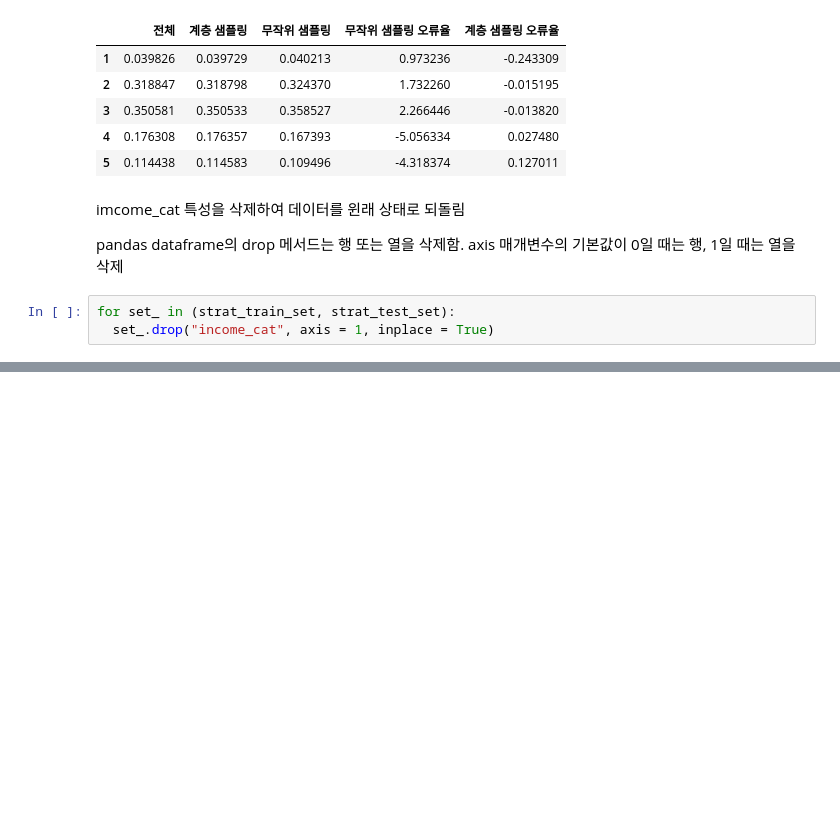
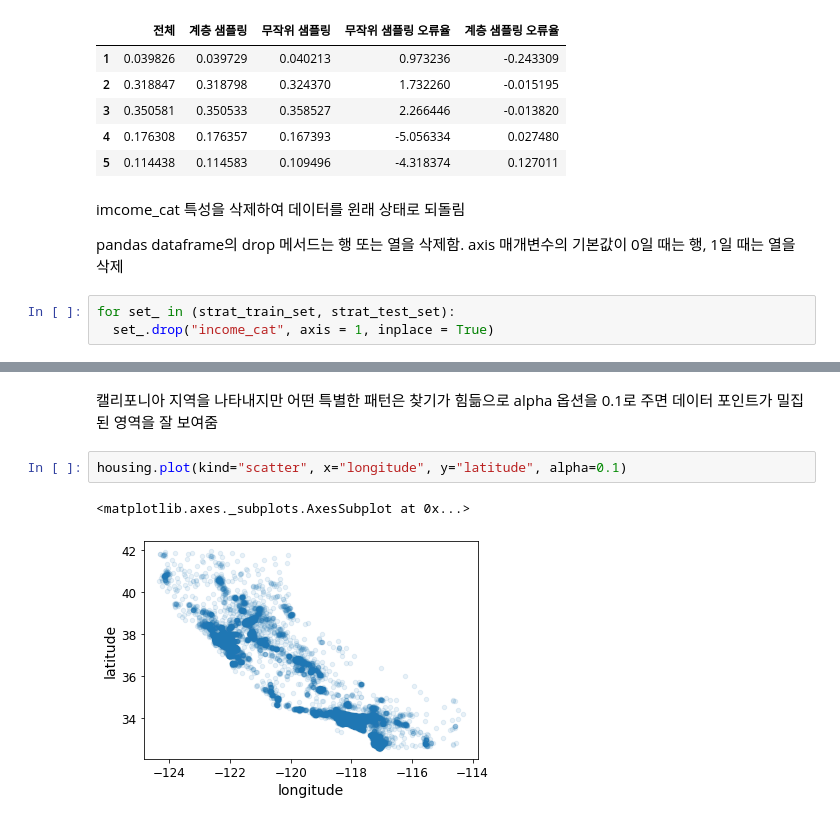
Before and after one commit to anew0m/HandsOnML2, a Jupyter notebook: 1 - 2. 머신러닝 프로젝트 처음부터 끝까지.ipynb, the cells around one changed output, grey strips where cells are left out. Drawn from its saved outputs; the diff is of its cells as text; blank space fills up the shorter version.

```diff
--- a/1 - 2. 머신러닝 프로젝트 처음부터 끝까지.ipynb
+++ b/1 - 2. 머신러닝 프로젝트 처음부터 끝까지.ipynb
@@ -300,0 +318,7 @@ for set_ in (strat_train_set, strat_test_set):
+# %% [markdown]
+캘리포니아 지역을 나타내지만 어떤 특별한 패턴은 찾기가 힘듦으로 alpha 옵션을 0.1로 주면 데이터 포인트가 밀집된 영역을 잘 보여줌
+# %%
+housing.plot(kind="scatter", x="longitude", y="latitude", alpha=0.1)
+# %% [output]
+<matplotlib.axes._subplots.AxesSubplot at 0x...>
+[figure, added]
```
Also changed, not shown: parts of 15 cells of this notebook.
